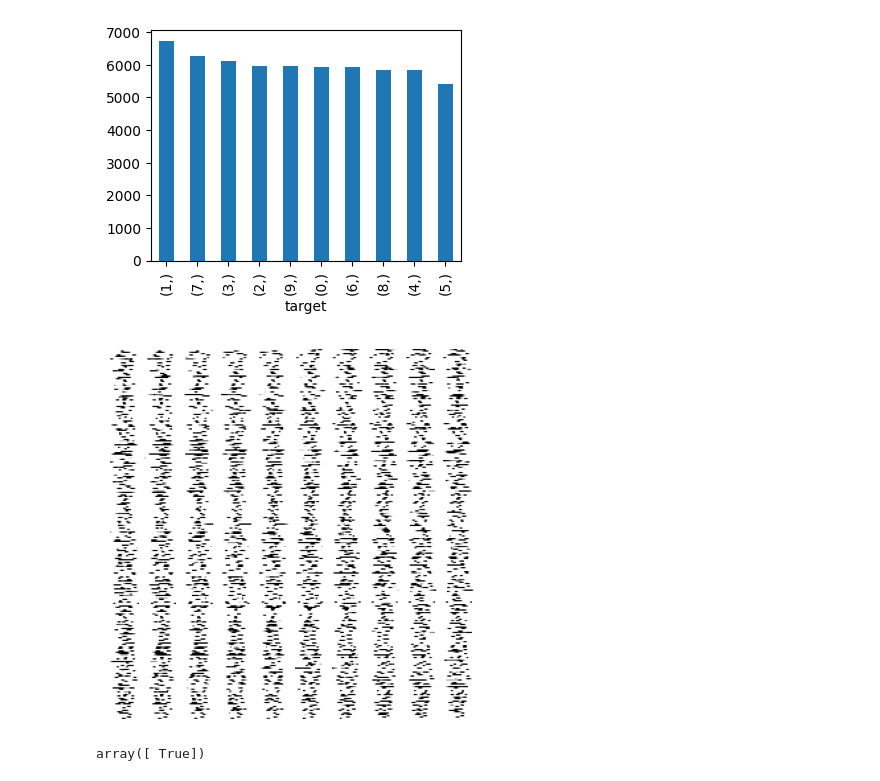
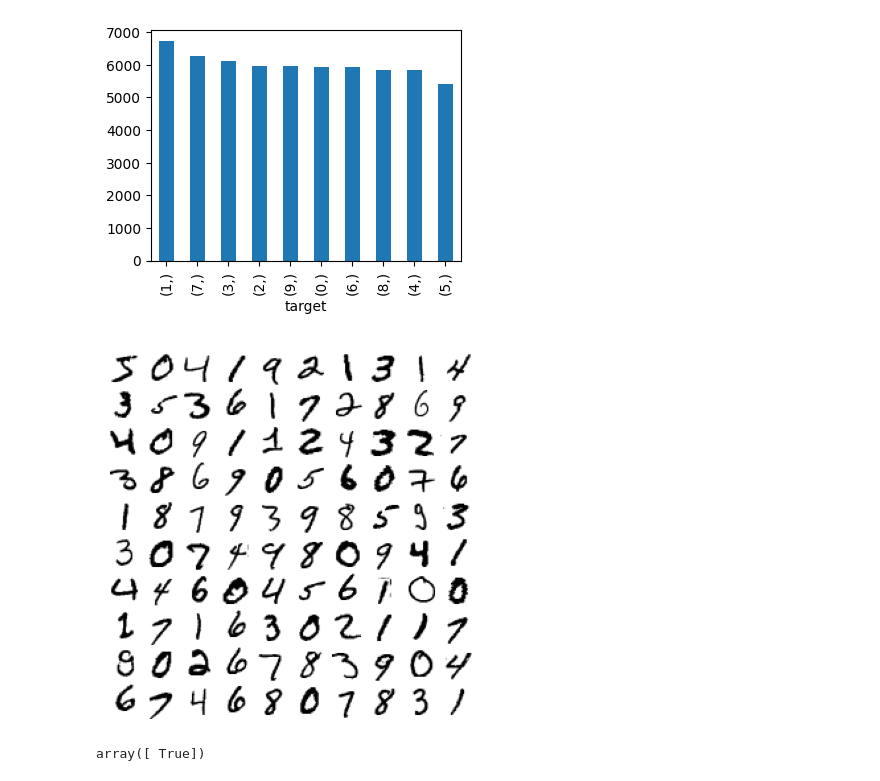
Before and after one commit to fractalate/study-geron-hands-on-machine-learning-with-scikit-learn-keras-and-tensorflow, a Jupyter notebook: Chapter 03/Notebook.ipynb, the cells around one changed output. Drawn from its saved outputs; the diff is of its cells as text; code cells hidden in the pictures.

```diff
--- a/Chapter 03/Notebook.ipynb
+++ b/Chapter 03/Notebook.ipynb
@@ -64,36 +65,17 @@ plt.show()
 # %%
 def plot_more_digits():
     one_hundred_digits = X_train[:100]
-    image = one_hundred_digits.reshape(10, 10, 28, 28).reshape(28*10, 28*10)
+    image = (
+        one_hundred_digits.reshape(10, 10, 28, 28)
+        .transpose(0, 2, 1, 3)
+        .reshape(280, 280)
+    )
     plt.imshow(image, cmap='binary')
     plt.axis('off')
 
-    """
-    HOMEWORK:
-    sample = np.array([
-        [1, 1, 1, 1],
-        [2, 2, 2, 2],
-        [3, 3, 3, 3],
-        [4, 4, 4, 4],
-        [5, 5, 5, 5],
-        [6, 6, 6, 6],
-        [7, 7, 7, 7],
-        [8, 8, 8, 8],
-        [9, 9, 9, 9],
-    ])
-
-    out = np.array([
-        [1, 1, 2, 2, 3, 3],
-        [1, 1, 2, 2, 3, 3],
-        [4, 4, 5, 5, 6, 6],
-        [4, 4, 5, 5, 6, 6],
-        [7, 7, 8, 8, 9, 9],
-        [7, 7, 8, 8, 9, 9],
-    ])
-    """
 plot_more_digits()
 # %% [output]
-[figure, old version]
+[figure, new version]
 # %%
 # We'll use these to detect the digit 5.
 y_train_5 = (y_train == '5')
```
Also changed, not shown: parts of 13 cells of this notebook, 1 other file.
